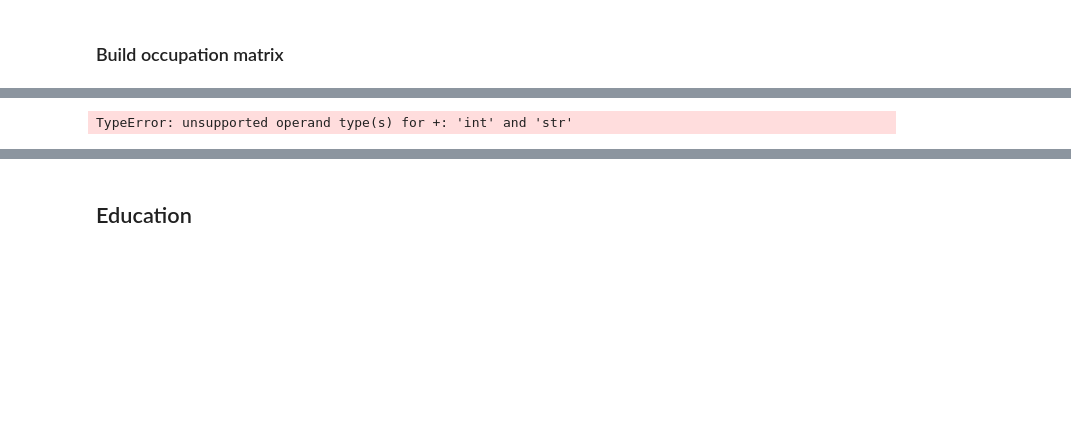
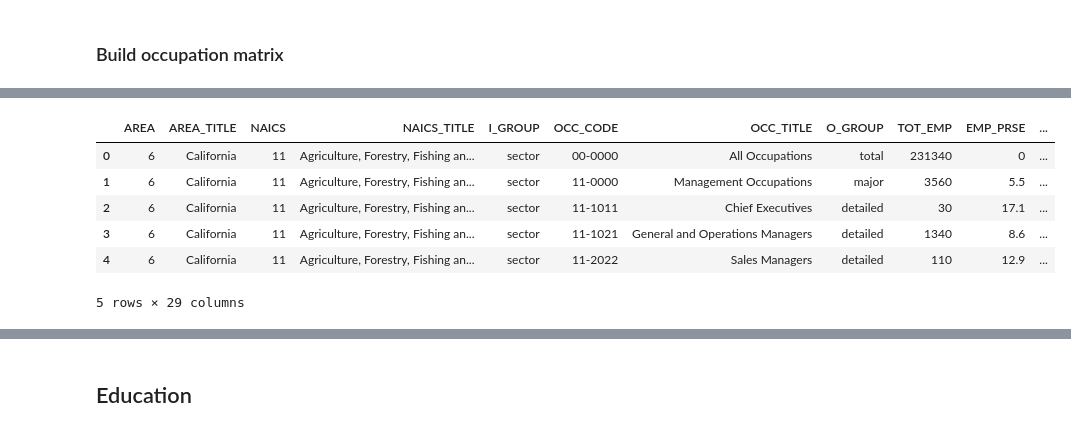
Before and after one commit to paulaluvini/opportunity_assessment, a Jupyter notebook: matrix_occupations_education.ipynb, the cells around one changed output, grey strips where cells are left out. Cells and saved outputs as stored; diff of their text form; code cells hidden in the pictures; blank space fills up the shorter version.

```diff
--- a/matrix_occupations_education.ipynb
+++ b/matrix_occupations_education.ipynb
@@ -112,30 +101,15 @@ sd_long  = add_naics_hierarchy(df_sd,  naics_col="naics_code")
 # %%
-def build_naics_soc_matrix(long_df):
-    # pick what you want to aggregate; TOT_EMP is the usual weight
-    agg = (long_df
-           .groupby(["AREA", "AREA_TITLE", "AREA_TYPE", "PRIM_STATE",
-                     "NAICS_LEVEL", "NAICS_HIER",
-                     "OCC_CODE", "OCC_TITLE"], as_index=False)
+def build_naics_soc_matrix(long_df, aggregation):
+    # pick what you want to aggregate
+    long_df = long_df.loc[long_df["O_GROUP"]==aggregation]
+    agg = (long_df.groupby(["AREA", "AREA_TITLE",  "NAICS_CLEAN", "naics_len","OCC_CODE", "OCC_TITLE"], as_index=False)
            .agg(
                TOT_EMP=("TOT_EMP", "sum"),
-               # optional extras:
-               # A_MEAN=("A_MEAN", "mean"),   # careful: means should be weighted if needed
-               # H_MEAN=("H_MEAN", "mean"),
+               H_MEAN=("H_MEAN", "mean"),
                N_ROWS=("OCC_CODE", "size")
            ))
-
     # Wide “matrix” (NAICS x SOC) using TOT_EMP
-    mat = agg.pivot_table(
-        index=["NAICS_LEVEL", "NAICS_HIER"],
-        columns="OCC_CODE",
-        values="TOT_EMP",
-        aggfunc="sum",
-        fill_value=0
-    )
-
+    mat = agg.pivot_table(index=["NAICS_CLEAN", "naics_len"], columns="OCC_CODE",values="TOT_EMP",aggfunc="sum",fill_value=0)
     return agg, mat
 
-nat_agg, nat_matrix = build_naics_soc_matrix(nat_long)
-sd_agg,  sd_matrix  = build_naics_soc_matrix(sd_long)
+nat_agg, nat_matrix = build_naics_soc_matrix(df_nat, "detailed")
-# %% [output]
-TypeError: unsupported operand type(s) for +: 'int' and 'str'
@@ -141,0 +118,16 @@ TypeError: unsupported operand type(s) for +: 'int' and 'str'
+# %%
+df_california = pd.read_excel("./datasets_occupations/oes_research_2023_california.xlsx")
+df_california["NAICS_CLEAN"] = df_california["NAICS_CLEAN"].astype(str).str.upper().str.replace(r"[^0-9A-Z]", "", regex=True)
+level_map = {"cross-industry": 0,"cross-industry, ownership": 0,"sector": 2,"3-digit": 3,"3-digit, ownership": 3,"4-digit": 4,"4-digit, ownership": 4,
+    "5-digit": 5,"6-digit": 6,}
+df_california["i_group_clean"] = df_california["I_GROUP"].astype(str).str.strip().str.lower()
+df_california["naics_len"] = df_california["i_group_clean"].map(level_map)
+df_california.head()
+# %% [output]
+|  | AREA | AREA_TITLE | NAICS | NAICS_TITLE | I_GROUP | OCC_CODE | OCC_TITLE | O_GROUP | TOT_EMP | EMP_PRSE | ... |
+| 0 | 6 | California | 11 | Agriculture, Forestry, Fishing an... | sector | 00-0000 | All Occupations | total | 231340 | 0 | ... |
+| 1 | 6 | California | 11 | Agriculture, Forestry, Fishing an... | sector | 11-0000 | Management Occupations | major | 3560 | 5.5 | ... |
+| 2 | 6 | California | 11 | Agriculture, Forestry, Fishing an... | sector | 11-1011 | Chief Executives | detailed | 30 | 17.1 | ... |
+| 3 | 6 | California | 11 | Agriculture, Forestry, Fishing an... | sector | 11-1021 | General and Operations Managers | detailed | 1340 | 8.6 | ... |
+| 4 | 6 | California | 11 | Agriculture, Forestry, Fishing an... | sector | 11-2022 | Sales Managers | detailed | 110 | 12.9 | ... |
+5 rows × 29 columns
```
Also changed, not shown: parts of 25 cells of this notebook, 1 other file.
